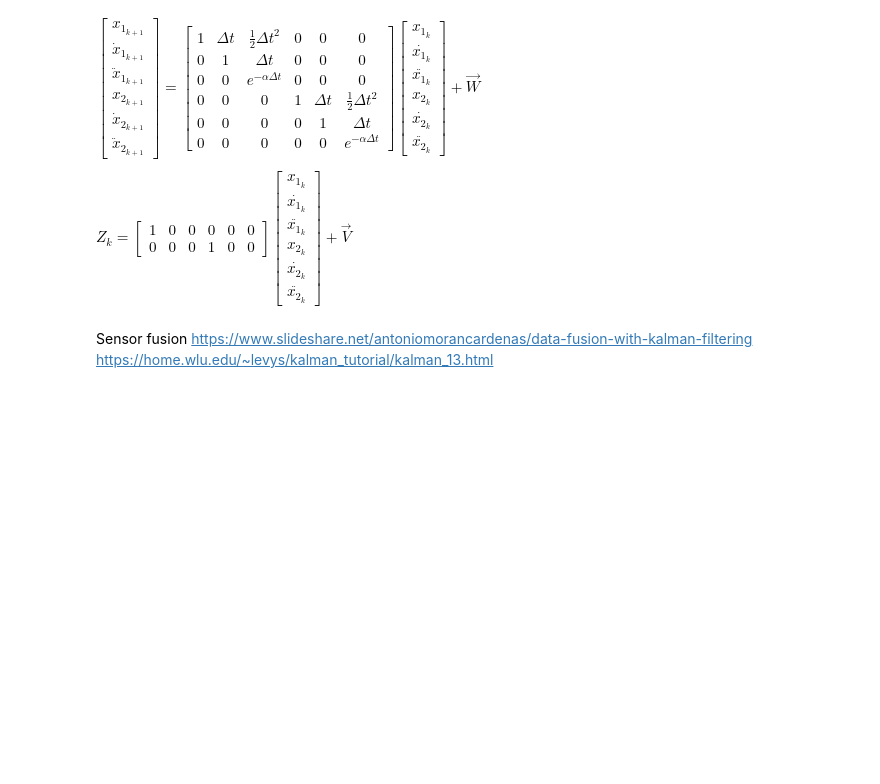
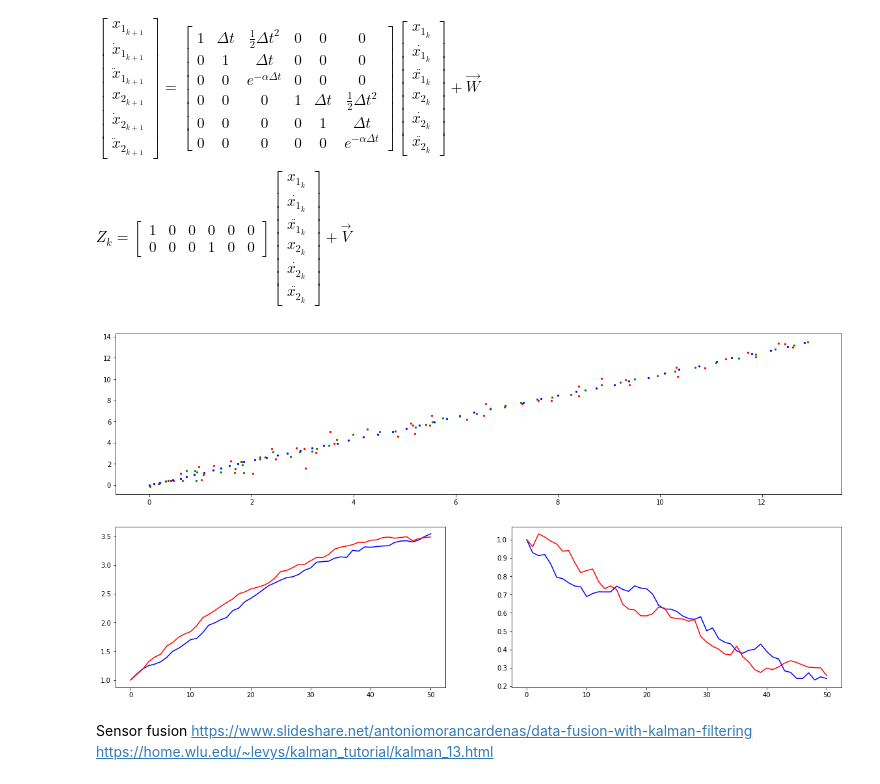
Before and after one commit to jganzabal/Kalman-as-Recursive-Bayesian-Estimation, a Jupyter notebook: 4_Two dimensional Kalman filter.ipynb, the cells around one changed output. Drawn from its saved outputs; the diff is of its cells as text; code cells hidden in the pictures; blank space fills up the shorter version.

```diff
--- a/4_Two dimensional Kalman filter.ipynb
+++ b/4_Two dimensional Kalman filter.ipynb
@@ -317,6 +315,96 @@ $\begin{bmatrix} x_{1_{k+1}} \\ \dot{x}_{1_{k+1}} \\ \ddot{x}_{1_{k+1}} \\ x_{2_
 
 ${Z_k} = \begin{bmatrix} 1 & 0 &0&0&0&0\\0 & 0 &0&1&0&0 \end{bmatrix}
 \begin{bmatrix} x_{1_k} \\ \dot{x_{1_k}} \\ \ddot{x_{1_k}} \\ x_{2_k} \\ \dot{x_{2_k}} \\ \ddot{x_{2_k}} \end{bmatrix} + \vec{V}$
+# %%
+iterations = 50
+infinite = 100000
+deltaT = 0.1
+alpha = 0.3
+accel_factor = np.exp(-alpha*deltaT)
+sigma_w = 0.001
+sigma_v = 0.1
+
+X_0 = [[0],[0],[0],[0],[0],[0]]
+
+P_0 = [[infinite,0,0,0,0,0],
+       [0,infinite,0,0,0,0],
+       [0,0,infinite,0,0,0],
+       [0,0,0,infinite,0,0],
+       [0,0,0,0,infinite,0],
+       [0,0,0,0,0,infinite]]
+
+F = [[1, deltaT, 0.5*(deltaT**2),0,0,0],
+     [0, 1, deltaT, 0,0,0],
+     [0, 0, accel_factor,0,0,0],
+     [0,0,0,1, deltaT, 0.5*(deltaT**2)],
+     [0,0,0,0, 1, deltaT],
+     [0,0,0,0, 0, accel_factor],
+    ]
+Q = [[sigma_w, 0, 0, 0, 0, 0],
+     [0, sigma_w, 0, 0, 0, 0],
+     [0, 0, sigma_w, 0, 0, 0],
+     [0, 0, 0, sigma_w, 0, 0],
+     [0, 0, 0, 0, sigma_w, 0],
+     [0, 0, 0, 0, 0, sigma_w],
+    ]
+H = [[1,0,0,0,0,0],
+     [0,0,0,1,0,0]]
+R = [[sigma_v,0],
+     [0,sigma_v]]
+
+k_filter_2d = Kalman(X_0, P_0, H, R, F, Q)
+#print(k_filter_2d)
+# We use the velocity defined to generate de sample
+pos_x = 0
+pos_y = 0
+velocity_x = 1
+velocity_y = 1
+accel_x = 1
+accel_y = 1
+generator_initial_conditions = [[pos_x],[velocity_x],[accel_x],[pos_y],[velocity_y],[accel_y]]
+measurements, ground_truths = k_filter_2d.generate_model_sample(generator_initial_conditions, iterations=iterations)
+
+updated_means, update_covariances, predicted_means, predicted_covariances= k_filter_2d.filter()
+
+measured_positions_x = []
+measured_positions_y = []
+ground_truth_positions_x = []
+ground_truth_positions_y = []
+ground_truth_velocity_x = []
+ground_truth_velocity_y = []
+ground_truth_accel_x = []
+ground_truth_accel_y = []
+estimated_x = []
+estimated_y = []
+
+for i, measurement in enumerate(measurements):
+    measured_positions_x.append(measurement[0,0])
+    measured_positions_y.append(measurement[1,0])
+    ground_truth_positions_x.append(ground_truths[i][0,0])
+    ground_truth_positions_y.append(ground_truths[i][3,0])
+    ground_truth_velocity_x.append(ground_truths[i][1,0])
+    ground_truth_velocity_y.append(ground_truths[i][4,0])
+    ground_truth_accel_x.append(ground_truths[i][2,0])
+    ground_truth_accel_y.append(ground_truths[i][5,0])
+    estimated_x.append(updated_means[i][0,0])
+    estimated_y.append(updated_means[i][3,0])
+
+
+plt.figure(figsize=(20,10))
+plt.subplot(2,1,1)
+plt.scatter(measured_positions_x, measured_positions_y, s=5, color='r')
+plt.scatter(ground_truth_positions_x, ground_truth_positions_y, s=5, color='b')
+plt.scatter(estimated_x, estimated_y, s=5, color='g')
+
+plt.subplot(2,2,3)
+plt.plot(ground_truth_velocity_x,color='b')
+plt.plot(ground_truth_velocity_y,color='r')
+plt.subplot(2,2,4)
+plt.plot(ground_truth_accel_x,color='b')
+plt.plot(ground_truth_accel_y,color='r')
+plt.show()
+# %% [output]
+[figure, added]
 # %% [markdown]
 Sensor fusion
 https://www.slideshare.net/antoniomorancardenas/data-fusion-with-kalman-filtering
```
Also changed, not shown: parts of 7 cells of this notebook, 1 other file.
